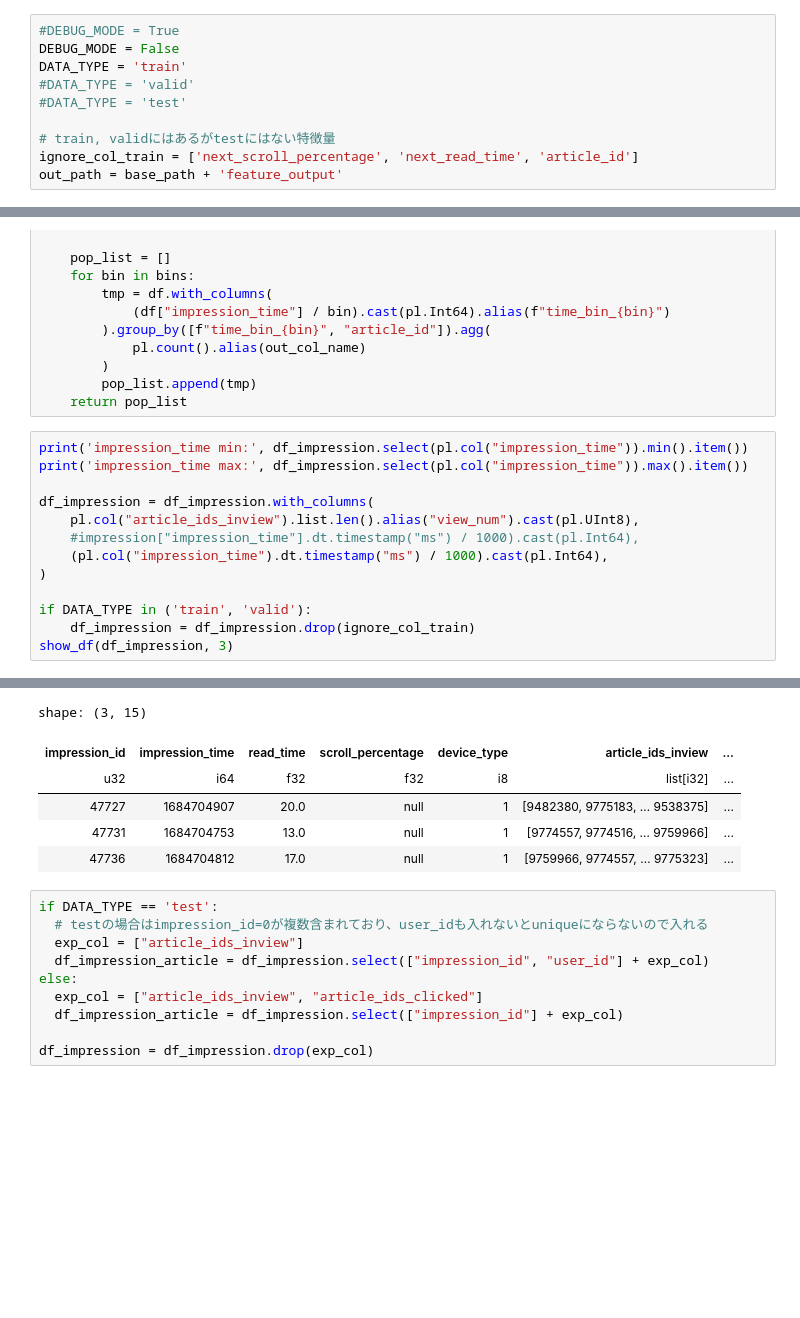
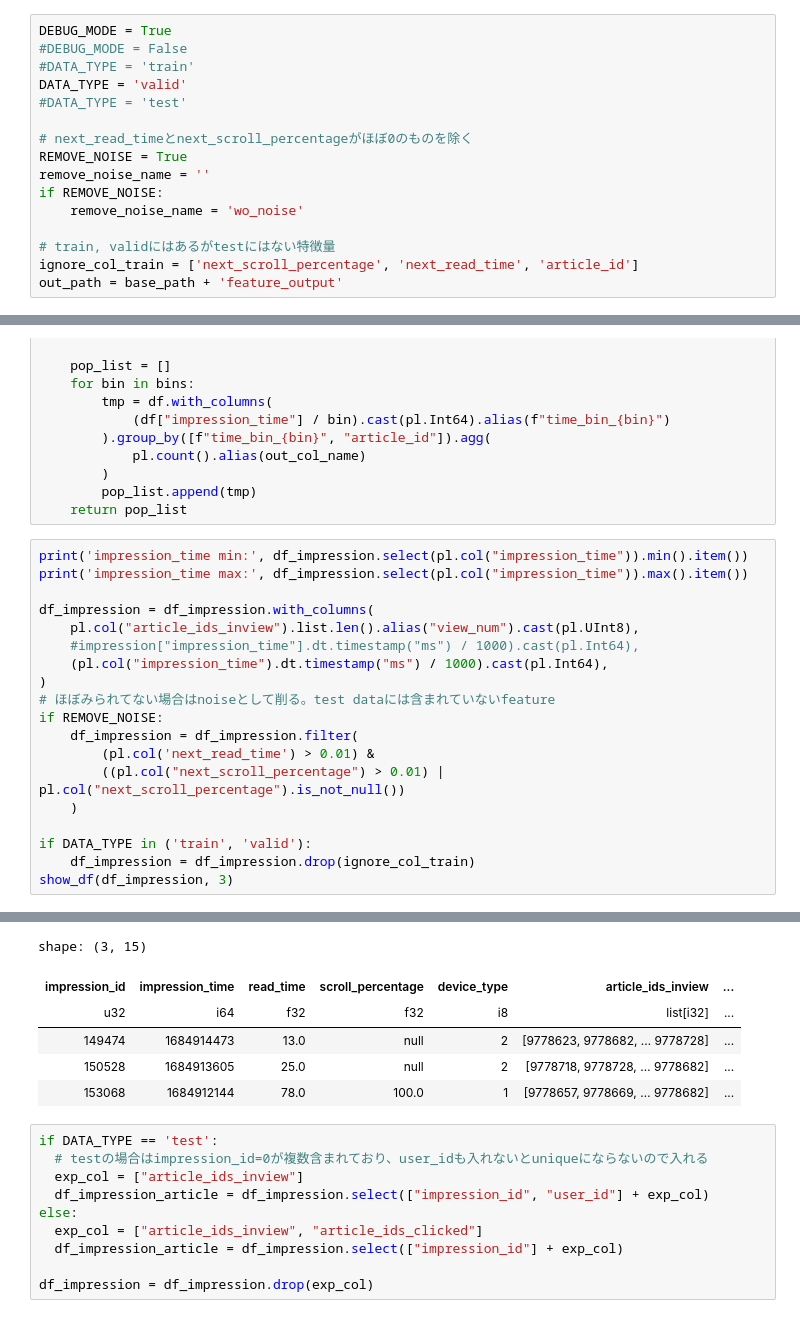
Before and after one commit to tetsuro731/RecSys-Challenge-2024-tetsuro731, a Jupyter notebook: notebook/Recsys2024_preprocess.ipynb, the cells around one changed output, grey strips where cells are left out. Saved outputs shown, nothing was run; the diff lists cells and outputs as text; blank space fills up the shorter version.

```diff
--- a/notebook/Recsys2024_preprocess.ipynb
+++ b/notebook/Recsys2024_preprocess.ipynb
@@ -17,11 +19,17 @@ import numpy as np
 import pickle
 import gc
 # %%
-#DEBUG_MODE = True
-DEBUG_MODE = False
-DATA_TYPE = 'train'
-#DATA_TYPE = 'valid'
+DEBUG_MODE = True
+#DEBUG_MODE = False
+#DATA_TYPE = 'train'
+DATA_TYPE = 'valid'
 #DATA_TYPE = 'test'
+
+# next_read_timeとnext_scroll_percentageがほぼ0のものを除く
+REMOVE_NOISE = True
+remove_noise_name = ''
+if REMOVE_NOISE:
+    remove_noise_name = 'wo_noise'
 
 # train, validにはあるがtestにはない特徴量
 ignore_col_train = ['next_scroll_percentage', 'next_read_time', 'article_id']
@@ -112,6 +120,12 @@ df_impression = df_impression.with_columns(
     #impression["impression_time"].dt.timestamp("ms") / 1000).cast(pl.Int64),
     (pl.col("impression_time").dt.timestamp("ms") / 1000).cast(pl.Int64),
 )
+# ほぼみられてない場合はnoiseとして削る。test dataには含まれていないfeature
+if REMOVE_NOISE:
+    df_impression = df_impression.filter(
+        (pl.col('next_read_time') > 0.01) &
+        ((pl.col("next_scroll_percentage") > 0.01) | pl.col("next_scroll_percentage").is_not_null())
+    )
 
 if DATA_TYPE in ('train', 'valid'):
     df_impression = df_impression.drop(ignore_col_train)
@@ -123,9 +137,9 @@ impression_time max: 2023-05-25 06:59:59
 shape: (3, 15)
 | impression_id | impression_time | read_time | scroll_percentage | device_type | article_ids_inview | ... |
 | u32 | i64 | f32 | f32 | i8 | list[i32] | ... |
-| 47727 | 1684704907 | 20.0 | null | 1 | [9482380, 9775183, … 9538375] | ... |
-| 47731 | 1684704753 | 13.0 | null | 1 | [9774557, 9774516, … 9759966] | ... |
-| 47736 | 1684704812 | 17.0 | null | 1 | [9759966, 9774557, … 9775323] | ... |
+| 149474 | 1684914473 | 13.0 | null | 2 | [9778623, 9778682, … 9778728] | ... |
+| 150528 | 1684913605 | 25.0 | null | 2 | [9778718, 9778728, … 9778682] | ... |
+| 153068 | 1684912144 | 78.0 | 100.0 | 1 | [9778657, 9778669, … 9778682] | ... |
 # %%
 if DATA_TYPE == 'test':
   # testの場合はimpression_id=0が複数含まれており、user_idも入れないとuniqueにならないので入れる
```
Also changed, not shown: parts of 8 cells of this notebook, 1 other file.
